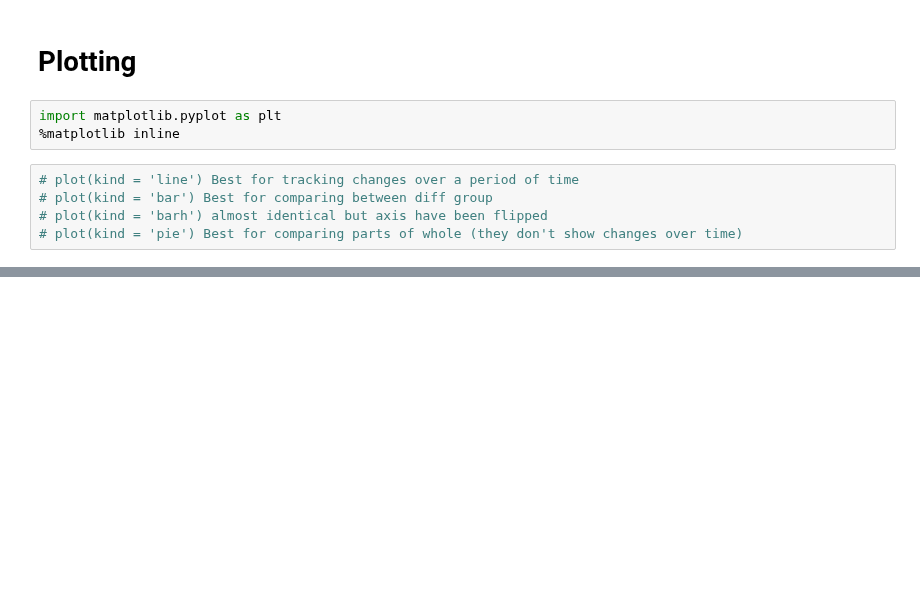
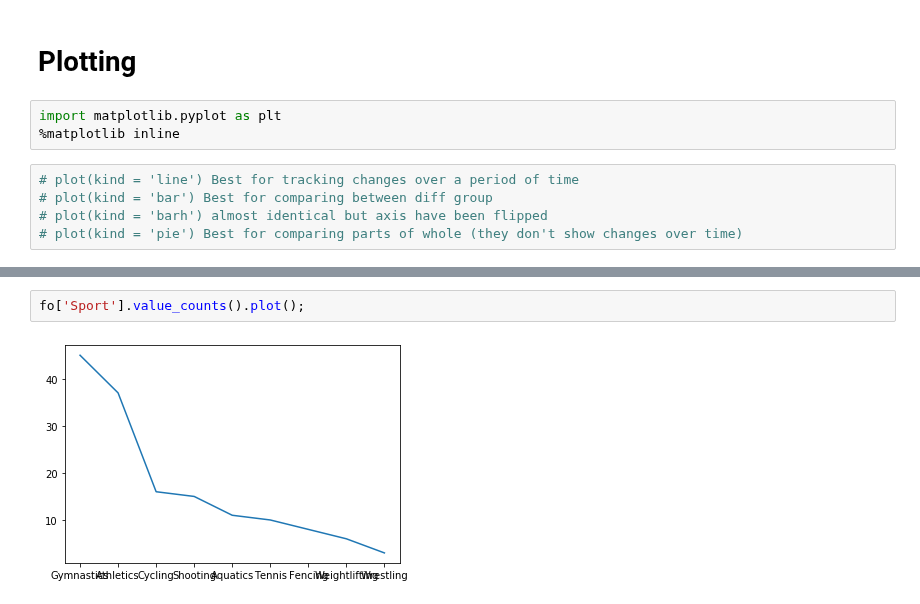
Before and after one commit to dariushazimi/notebooks, a Jupyter notebook: PandasTraining.ipynb, the cells around one changed output, grey strips where cells are left out. Saved outputs shown, nothing was run; the diff lists cells and outputs as text; blank space fills up the shorter version.

```diff
--- a/PandasTraining.ipynb
+++ b/PandasTraining.ipynb
@@ -421,0 +459,4 @@ import matplotlib.pyplot as plt
+# %%
+fo['Sport'].value_counts().plot();
+# %% [output]
+[figure, added]
```
Also changed, not shown: parts of 26 cells of this notebook.
